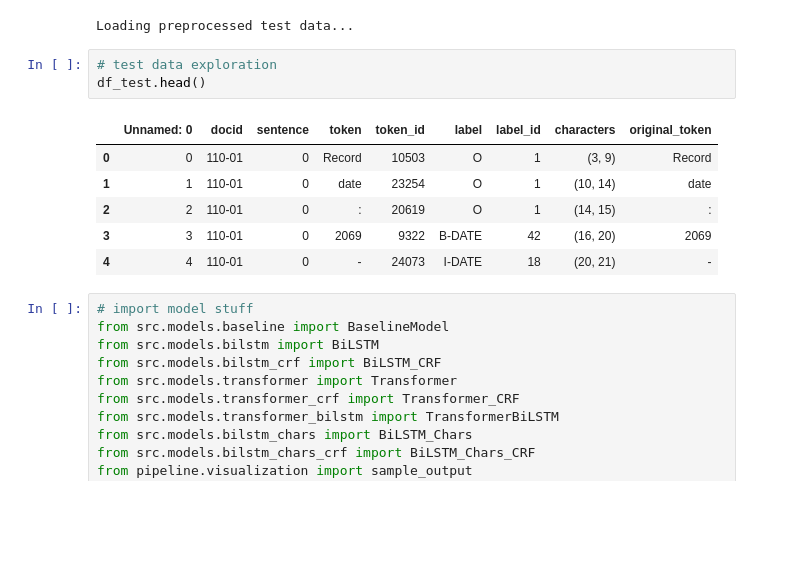
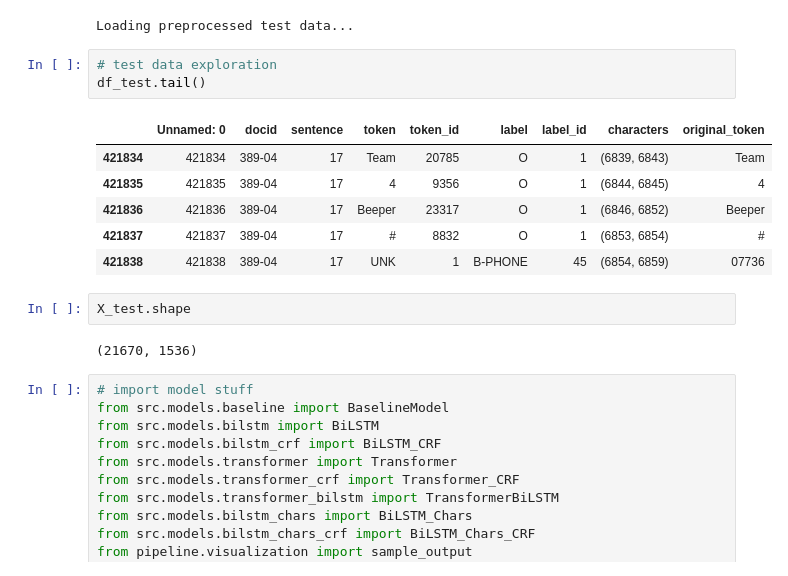
Before and after one commit to aahmed98/de-identification, a Jupyter notebook: testing.ipynb, the cells around one changed output. Saved outputs shown, nothing was run; the diff lists cells and outputs as text; blank space fills up the shorter version.

```diff
--- a/testing.ipynb
+++ b/testing.ipynb
@@ -86,14 +95,18 @@ else:
 Loading preprocessed test data...
 # %%
 # test data exploration
-df_test.head()
+df_test.tail()
 # %% [output]
 |  | Unnamed: 0 | docid | sentence | token | token_id | label | label_id | characters | original_token |
-| 0 | 0 | 110-01 | 0 | Record | 10503 | O | 1 | (3, 9) | Record |
-| 1 | 1 | 110-01 | 0 | date | 23254 | O | 1 | (10, 14) | date |
-| 2 | 2 | 110-01 | 0 | : | 20619 | O | 1 | (14, 15) | : |
-| 3 | 3 | 110-01 | 0 | 2069 | 9322 | B-DATE | 42 | (16, 20) | 2069 |
-| 4 | 4 | 110-01 | 0 | - | 24073 | I-DATE | 18 | (20, 21) | - |
+| 421834 | 421834 | 389-04 | 17 | Team | 20785 | O | 1 | (6839, 6843) | Team |
+| 421835 | 421835 | 389-04 | 17 | 4 | 9356 | O | 1 | (6844, 6845) | 4 |
+| 421836 | 421836 | 389-04 | 17 | Beeper | 23317 | O | 1 | (6846, 6852) | Beeper |
+| 421837 | 421837 | 389-04 | 17 | # | 8832 | O | 1 | (6853, 6854) | # |
+| 421838 | 421838 | 389-04 | 17 | UNK | 1 | B-PHONE | 45 | (6854, 6859) | 07736 |
+# %%
+X_test.shape
+# %% [output]
+(21670, 1536)
 # %%
 # import model stuff
 from src.models.baseline import BaselineModel
```
Also changed, not shown: parts of 5 cells of this notebook, 2 other files.
